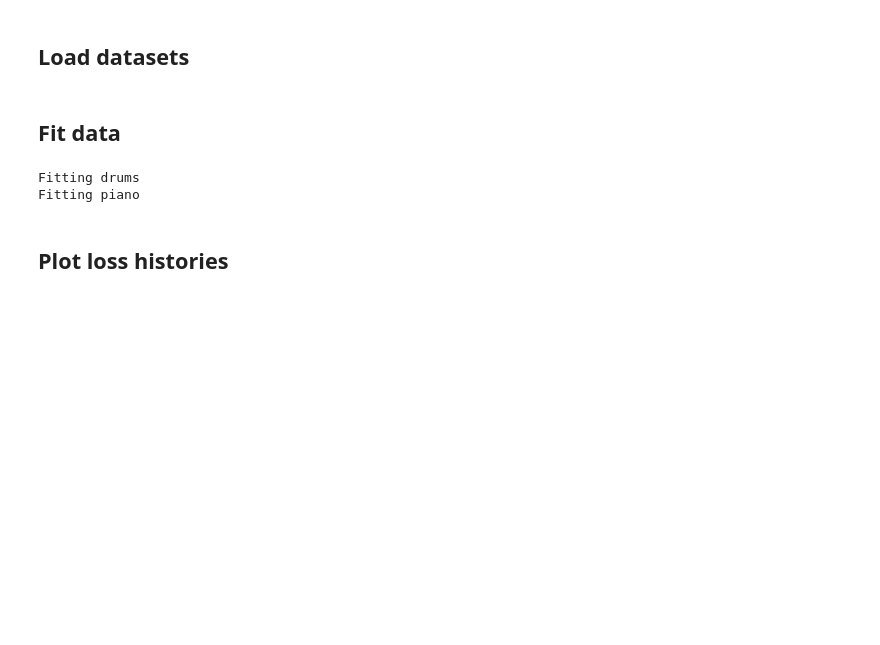
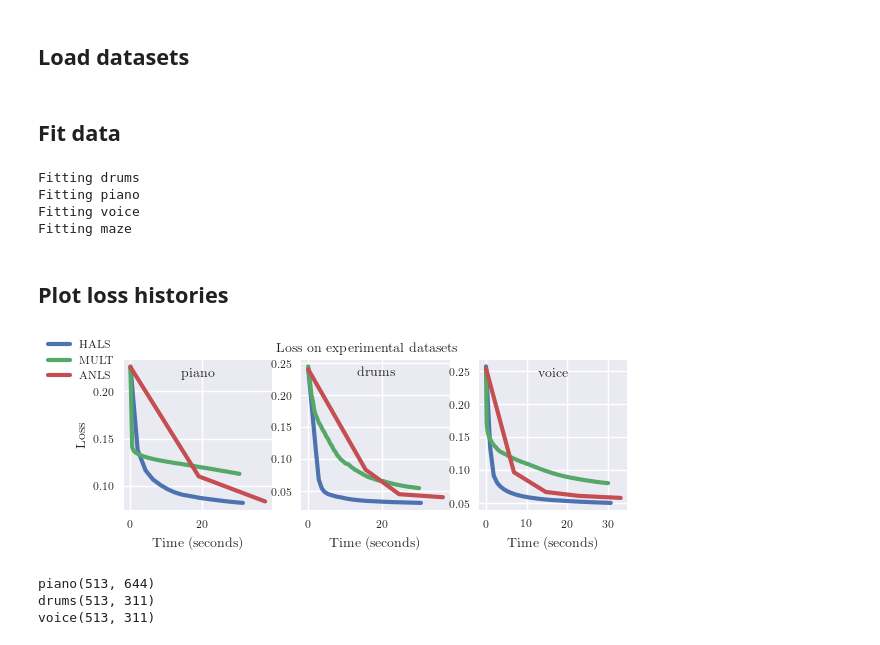
Before and after one commit to degleris1/CMF.jl, a Jupyter notebook: figures/experimental_comparison.ipynb, the cells around one changed output. Saved outputs shown, nothing was run; the diff lists cells and outputs as text; code cells hidden in the pictures; blank space fills up the shorter version.

Commit message:
Removed maze dataset

```diff
--- a/figures/experimental_comparison.ipynb
+++ b/figures/experimental_comparison.ipynb
@@ -24,13 +24,13 @@ alg_list = [:hals, :mult, :anls]
 ;
 # %%
 datasets = Dict(
-    :maze => CMF.maze(
-        path=string(PATH, "Achilles_10252013_sessInfo.mat"),
-        epoch=nothing,
-        end_time=-1,
-        bin_time=5e-3,
-        kernel_width=2
-    ),
+#     :maze => CMF.maze(
+#         path=string(PATH, "Achilles_10252013_sessInfo.mat"),
+#         epoch=nothing,
+#         end_time=-1,
+#         bin_time=5e-3,
+#         kernel_width=2
+#     ),
     :piano => CMF.piano(),
     :drums => CMF.drums_mix(),
     :voice => CMF.female_voices()
@@ -54,6 +54,8 @@ end
 # %% [output]
 Fitting drums
 Fitting piano
+Fitting voice
+Fitting maze
 # %%
 JLD.save("./experimental_comparison.jld", "results", results)
 # %% [markdown]
@@ -64,39 +66,43 @@ results = JLD.load("./experimental_comparison.jld", "results");
 include("./plot_settings.jl")
 
 # Plot
 
-fig, axes = plt.subplots(2, 2, figsize=set_size(doc_textwidth))
-key_list = [:maze, :piano, :drums, :voice]
-axes = [axes[1, 1], axes[1, 2], axes[2, 1], axes[2, 2]]
-for i in 1:4
+fig, axes = plt.subplots(1, 3, figsize=set_size(doc_textwidth, aspect=0.3))
+key_list = [:piano, :drums, :voice]
+#axes = [axes[1, 1], axes[1, 2], axes[2, 1], axes[2, 2]]
+
+for i in 1:3
     key = key_list[i]
 
     for alg in alg_list
         r = results[key][alg]
 
         if (i == 1)
             label = labels[alg]
         else
             label = ""
         end
 
         axes[i].plot(
             r.time_hist, r.loss_hist,
             label=label
         )
     end
-    axes[i].set_title(key, loc="right", pad=-12)
+    axes[i].set_title(key, loc="center", pad=-12)
     println(key, size(datasets[key]))
+    axes[i].set_xlabel("Time (seconds)")
 
-    if (i == 3 || i == 4)
-        axes[i].set_xlabel("Time (seconds)")
-    end
-    if (i == 1 || i == 3)
+    if (i == 1)
          axes[i].set_ylabel("Loss")
     end
     plt.show()
 end
 
 plt.suptitle("Loss on experimental datasets")
 fig.legend(loc="upper left")
 plt.savefig("./experimental_comparison.pdf", format="pdf")
+# %% [output]
+[figure, added]
+piano(513, 644)
+drums(513, 311)
+voice(513, 311)
```
